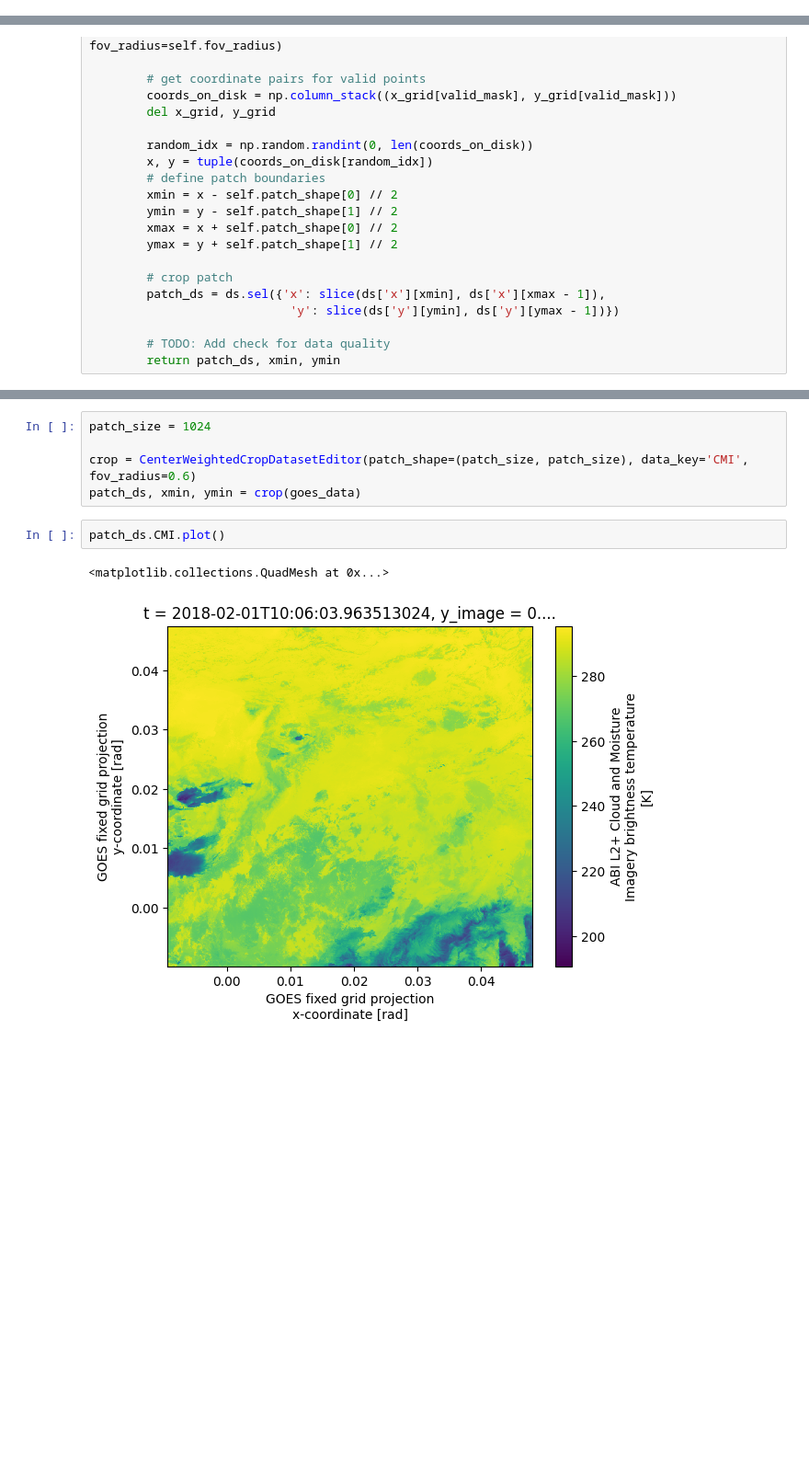
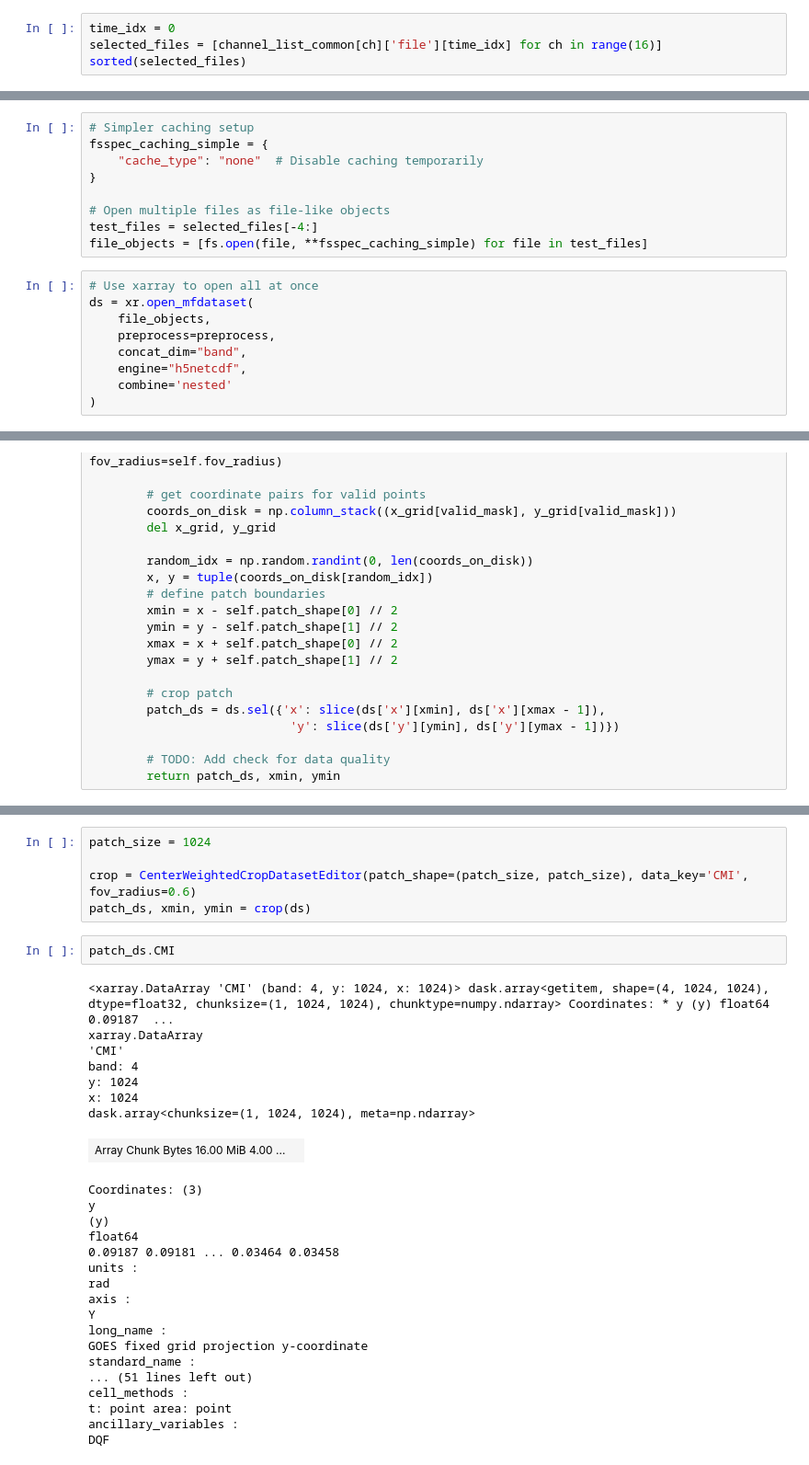
Before and after one commit to annajungbluth/eo-data-prep, a Jupyter notebook: notebooks/goes.ipynb, the cells around one changed output, grey strips where cells are left out. Shown: that part at 92% size. Drawn from its saved outputs; the diff is of its cells as text; blank space fills up the shorter version.

```diff
--- a/notebooks/goes.ipynb
+++ b/notebooks/goes.ipynb
@@ -54,0 +60,4 @@ channel_list_common = [
+# %%
+time_idx = 0
+selected_files = [channel_list_common[ch]['file'][time_idx] for ch in range(16)]
+sorted(selected_files)
@@ -97,3 +186,21 @@ goes_data.DQF.plot()
+# %%
+# Simpler caching setup
+fsspec_caching_simple = {
+    "cache_type": "none"  # Disable caching temporarily
+}
+
+# Open multiple files as file-like objects
+test_files = selected_files[-4:]
+file_objects = [fs.open(file, **fsspec_caching_simple) for file in test_files]
+# %%
+# Use xarray to open all at once
+ds = xr.open_mfdataset(
+    file_objects,
+    preprocess=preprocess,
+    concat_dim="band",
+    engine="h5netcdf",
+    combine='nested'
+)
 # %% [markdown]
 #### Create sub-patch from full-disk
 
@@ -202,12 +309,35 @@ coords_on_disk = np.column_stack((x_grid[valid_mask], y_grid[valid_mask]))
 patch_size = 1024
 
 crop = CenterWeightedCropDatasetEditor(patch_shape=(patch_size, patch_size), data_key='CMI', fov_radius=0.6)
-patch_ds, xmin, ymin = crop(goes_data)
+patch_ds, xmin, ymin = crop(ds)
-# %%
-patch_ds.CMI.plot()
-# %% [output]
-<matplotlib.collections.QuadMesh at 0x...>
-[figure, removed]
+# %%
+patch_ds.CMI
+# %% [output]
+<xarray.DataArray 'CMI' (band: 4, y: 1024, x: 1024)> dask.array<getitem, shape=(4, 1024, 1024), dtype=float32, chunksize=(1, 1024, 1024), chunktype=numpy.ndarray> Coordinates: * y (y) float64 0.09187  ...
+xarray.DataArray
+'CMI'
+band: 4
+y: 1024
+x: 1024
+dask.array<chunksize=(1, 1024, 1024), meta=np.ndarray>
+| Array Chunk Bytes 16.00 MiB 4.00 ... |  |
+Coordinates: (3)
+y
+(y)
+float64
+0.09187 0.09181 ... 0.03464 0.03458
+units :
+rad
+axis :
+Y
+long_name :
+GOES fixed grid projection y-coordinate
+standard_name :
+... (51 lines left out)
+cell_methods :
+t: point area: point
+ancillary_variables :
+DQF
 # %% [markdown]
 Next Steps:
 
```
Also changed, not shown: parts of 10 cells of this notebook.
